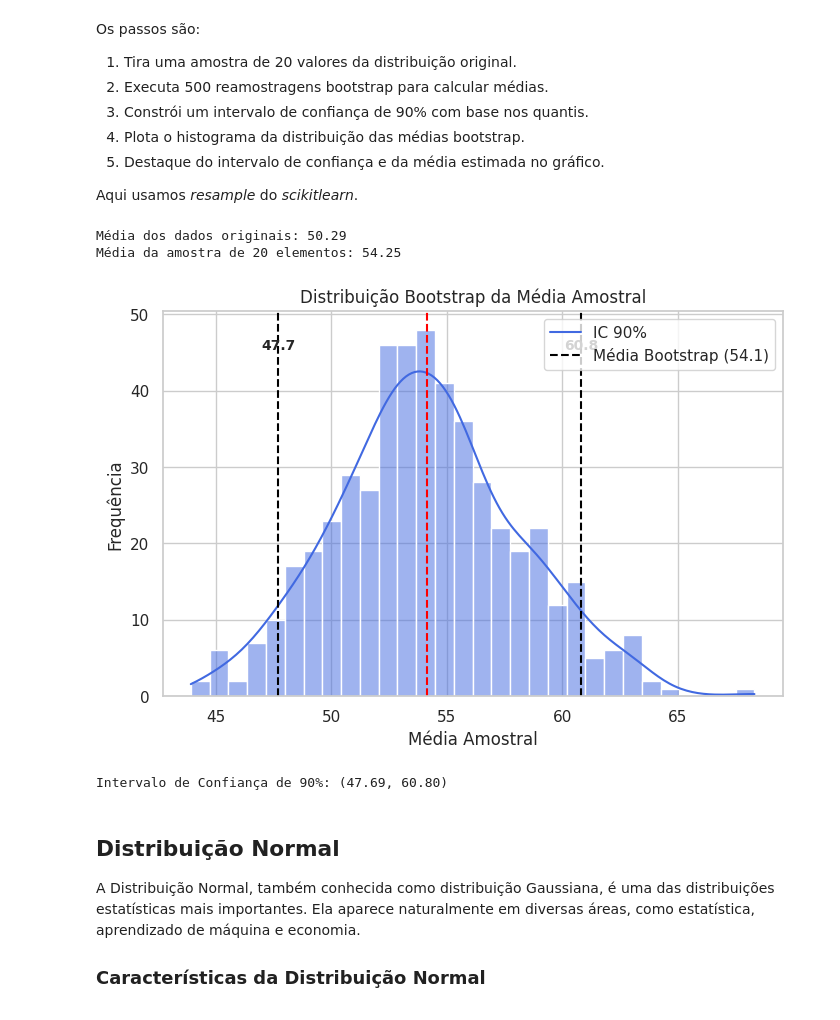
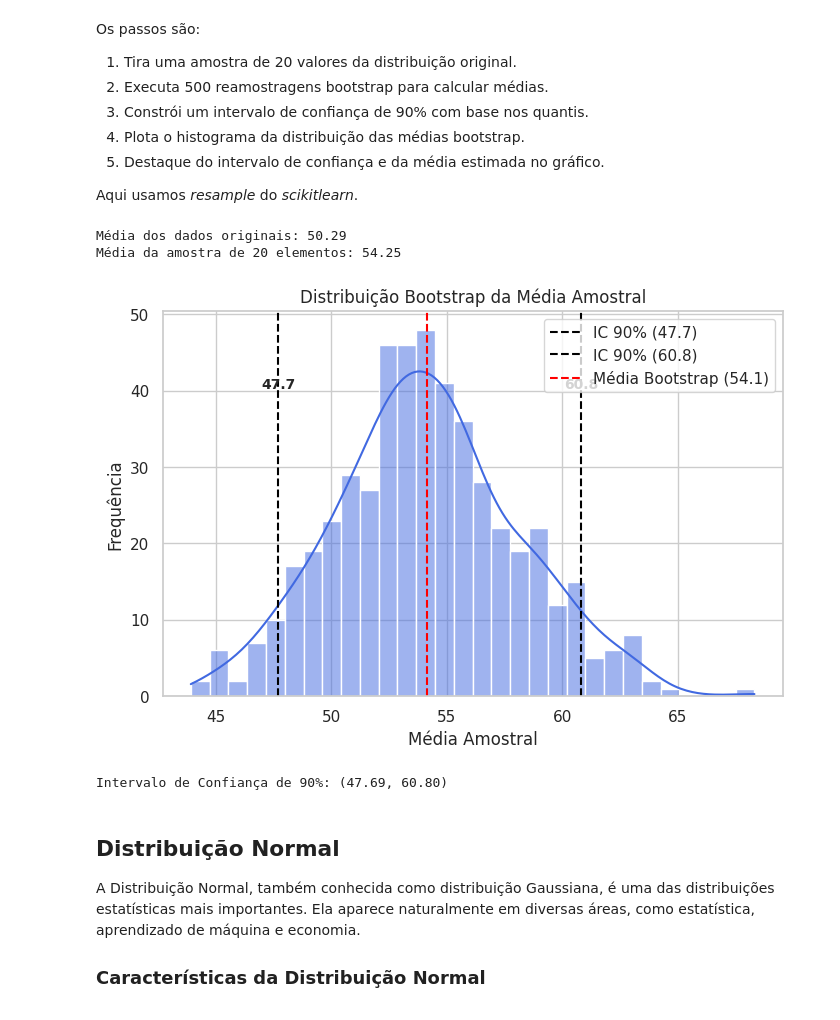
Before and after one commit to lucas-data-science/ml_notes, a Jupyter notebook: _sources/notebooks_estatistica/Distribuicoes_de_Dados.ipynb, the cells around one changed output. Drawn from its saved outputs; the diff is of its cells as text; code cells hidden in the pictures.

```diff
--- a/_sources/notebooks_estatistica/Distribuicoes_de_Dados.ipynb
+++ b/_sources/notebooks_estatistica/Distribuicoes_de_Dados.ipynb
@@ -680,6 +680,10 @@ Os passos são:
 Aqui usamos *resample* do *scikitlearn*.
 # %%
 from sklearn.utils import resample
+import numpy as np
+import pandas as pd
+import seaborn as sns
+import matplotlib.pyplot as plt
 
 # Configuração do estilo do Seaborn
 sns.set_style("whitegrid")
@@ -697,40 +701,40 @@ sample20 = resample(loans_income, n_samples=20, replace=False)
 print(f"Média da amostra de 20 elementos: {sample20.mean():.2f}")
 
 # Bootstrap: 500 reamostragens com reposição da amostra de 20 valores
-results = [resample(sample20).mean() for _ in range(500)]
+results = [resample(sample20, replace=True).mean() for _ in range(500)]
 results = pd.Series(results)
 
 # Cálculo do intervalo de confiança de 90% (percentis 5% e 95%)
 confidence_interval = results.quantile([0.05, 0.95]).tolist()
 
 # Criar o gráfico com Seaborn
 plt.figure(figsize=(8, 5))
 ax = sns.histplot(results, bins=30, kde=True, color="royalblue")
 
 # Adicionar as linhas do intervalo de confiança
 for x in confidence_interval:
-    plt.axvline(x, color="black", linestyle="--")
-    plt.text(x, ax.get_ylim()[1] * 0.9, f'{x:.1f}', ha='center', fontsize=10, fontweight='bold')
+    plt.axvline(x, color="black", linestyle="--", label=f"IC 90% ({x:.1f})")
+    plt.text(x, ax.get_ylim()[1] * 0.8, f'{x:.1f}', ha='center', fontsize=10, fontweight='bold')
 
 # Adicionar a linha da média da distribuição bootstrap
 meanIncome = results.mean()
 plt.axvline(meanIncome, color="red", linestyle="dashed", label=f"Média Bootstrap ({meanIncome:.1f})")
 
 # Adicionar título e labels
 plt.title("Distribuição Bootstrap da Média Amostral", fontsize=12)
 plt.xlabel("Média Amostral")
 plt.ylabel("Frequência")
-plt.legend(["IC 90%", f"Média Bootstrap ({meanIncome:.1f})"])
+plt.legend()
 
 # Mostrar o gráfico
 plt.show()
 
 # Exibir os valores do intervalo de confiança
 print(f"Intervalo de Confiança de 90%: ({confidence_interval[0]:.2f}, {confidence_interval[1]:.2f})")
 # %% [output]
 Média dos dados originais: 50.29
 Média da amostra de 20 elementos: 54.25
-[figure, old version]
+[figure, new version]
 Intervalo de Confiança de 90%: (47.69, 60.80)
 # %% [markdown]
 ## Distribuição Normal
```
Also changed, not shown: 2 other files.
